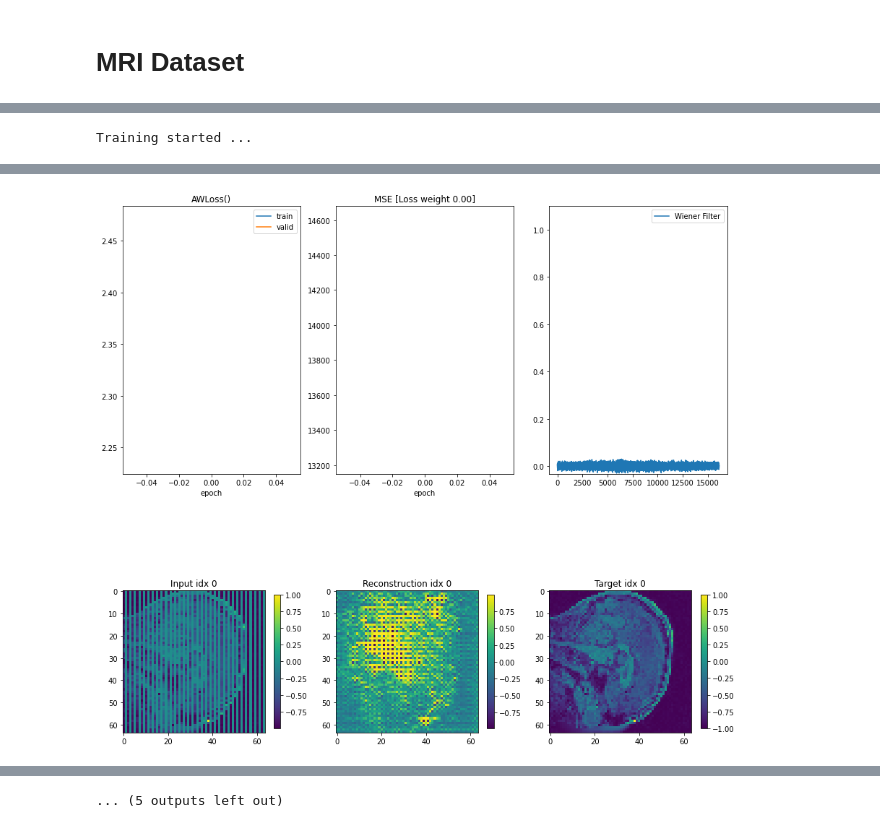
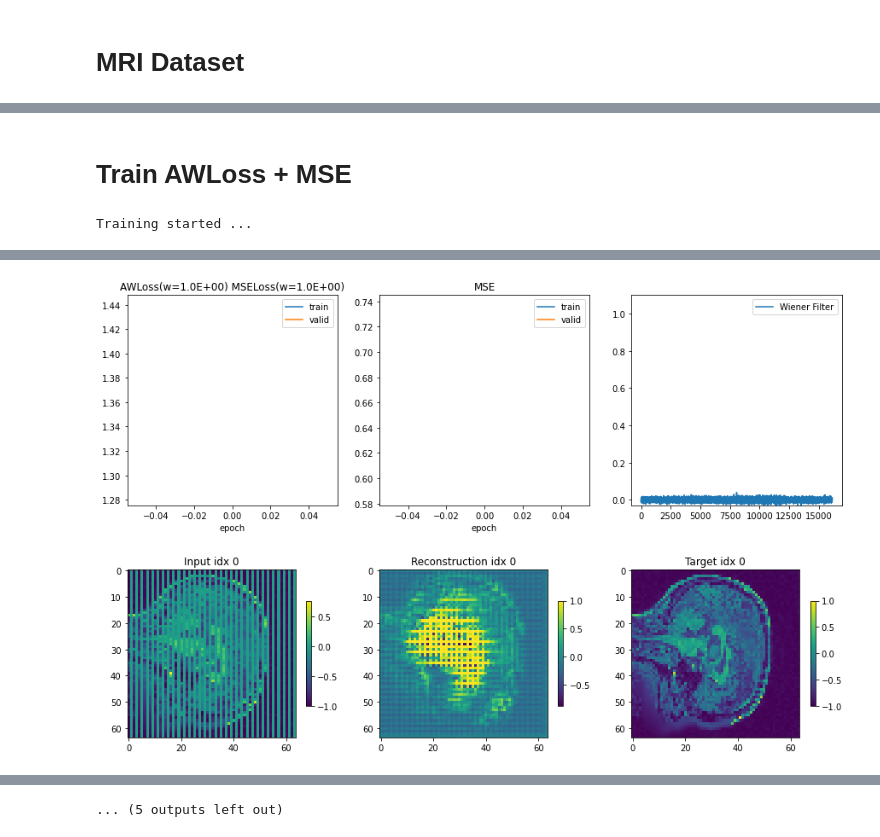
Before and after one commit to dpelacani/WienerLoss, a Jupyter notebook: examples/imputation/MRI2D.ipynb, the cells around one changed output, grey strips where cells are left out. Drawn from its saved outputs; the diff is of its cells as text; code cells hidden in the pictures.

```diff
--- a/examples/imputation/MRI2D.ipynb
+++ b/examples/imputation/MRI2D.ipynb
@@ -299,0 +326,26 @@ def train_model(model, optimizer, loss, train_loader, wmse=0., valid_loader=None
+# %%
+from math import log, floor
+class JointLoss(nn.Module):
+    def __init__(self, losses, weights, norm=False):
+        super(JointLoss, self).__init__()
+        self.losses = losses
+        self.weights = weights
+        self.norm = norm
+
+    def __str__(self):
+        name = ""
+        for l , w in zip(self.losses, self.weights):
+            name += "{}(w={:.1E}) ".format(str(l)[:-2], w)
+        return name[:-1]
+
+    def scale(self, x):
+        if self.norm:
+            return x / 10**floor(log(x, 10))
+        else:
+            return x
+
+    def forward(self, x, y):
+        total_loss = 0.
+        for l, w in zip(self.losses, self.weights):
+            total_loss += w * self.scale(l(x, y))
+        return total_loss
@@ -301,6 +355,8 @@ def train_model(model, optimizer, loss, train_loader, wmse=0., valid_loader=None
 model = make_model(nc=x_sample.shape[0])
 optimizer = torch.optim.Adam(model.parameters(), lr=learning_rate)
 
-train_model(model, optimizer, l2loss, train_loader, wmse=0., valid_loader=None, nepochs=150, log_frequency=150, sample_input=x_sample, sample_target=y_sample, device=device)
+mseloss     = nn.MSELoss(reduction="mean")
+
+train_model(model, optimizer, mseloss, train_loader,  valid_loader=valid_loader, nepochs=600, log_frequency=150, sample_input=x_sample, sample_target=y_sample, device=device)
 # %% [output]
 Training started ...
@@ -332,7 +370,9 @@ torch.Size([1, 64, 64]) torch.Size([1, 64, 64])
 # %%
 model = make_model(nc=x_sample.shape[0])
+optimizer = torch.optim.Adam(model.parameters(), lr=learning_rate)
 
-optimizer = torch.optim.Adam(model.parameters(), lr=learning_rate)
-train_model(model, optimizer, awloss, train_loader, wmse=0.0, valid_loader=None, nepochs=nepochs, log_frequency=nepochs, sample_input=x_sample, sample_target=y_sample, device=device)
+awloss     = AWLoss(filter_dim=2, method="fft", reduction="mean", std=3e-4, store_filters="norm", epsilon=3e-15)
+
+train_model(model, optimizer, awloss, train_loader, valid_loader=valid_loader, nepochs=nepochs, log_frequency=150, sample_input=x_sample, sample_target=y_sample, device=device)
 # %% [output]
 Training started ...
@@ -362,7 +399,13 @@ KeyboardInterrupt:
+# %% [markdown]
+# Train AWLoss + MSE
 # %%
 model = make_model(nc=x_sample.shape[0])
+optimizer = torch.optim.Adam(model.parameters(), lr=learning_rate)
 
-optimizer = torch.optim.Adam(model.parameters(), lr=learning_rate)
-train_model(model, optimizer, awloss, train_loader, wmse=1e-3, valid_loader=None, nepochs=nepochs, log_frequency=300, sample_input=x_sample, sample_target=y_sample, device=device)
+awloss      = AWLoss(filter_dim=2, method="fft", reduction="mean", std=3e-4, store_filters="norm", epsilon=3e-15)
+mseloss     = nn.MSELoss(reduction="mean")
+combined    = JointLoss((awloss, mseloss), (1., 1.))
+
+train_model(model, optimizer, combined, train_loader, valid_loader=valid_loader, nepochs=nepochs, log_frequency=150, sample_input=x_sample, sample_target=y_sample, device=device)
 # %% [output]
 Training started ...
@@ -373 +416 @@ torch.Size([1, 64, 64]) torch.Size([1, 64, 64])
-[figure, old version]
+[figure, new version]
```
Also changed, not shown: parts of 23 cells of this notebook, 5 other files.
